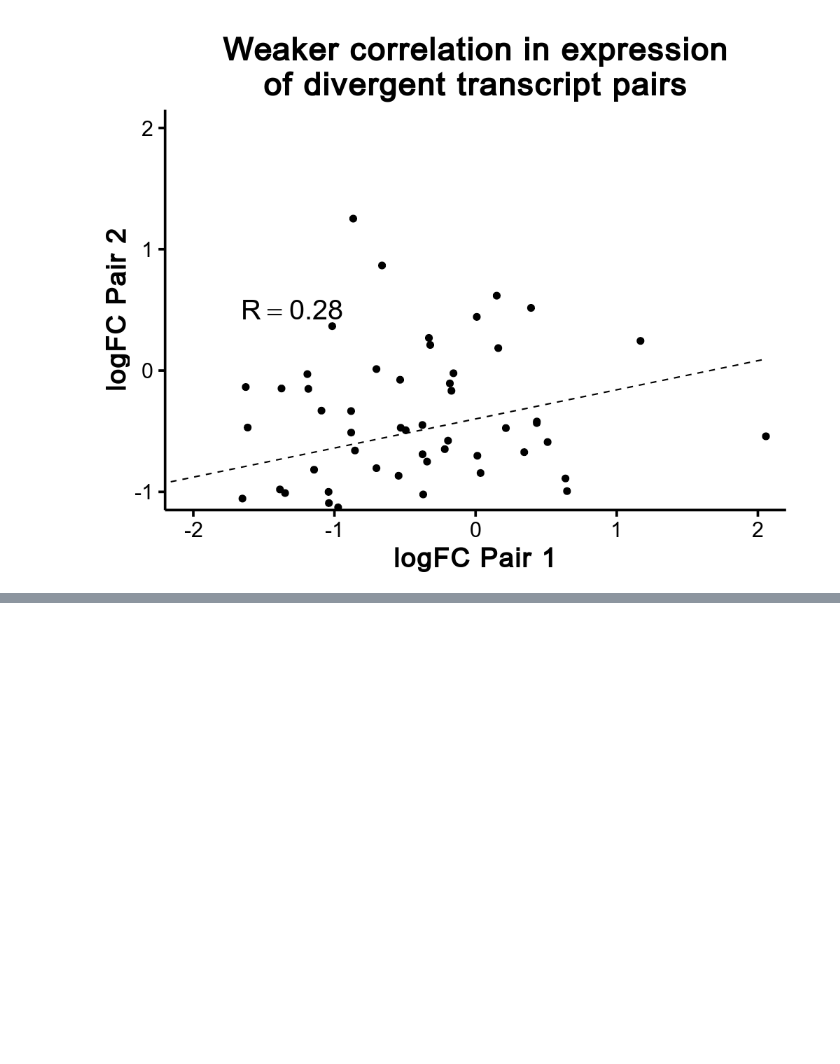
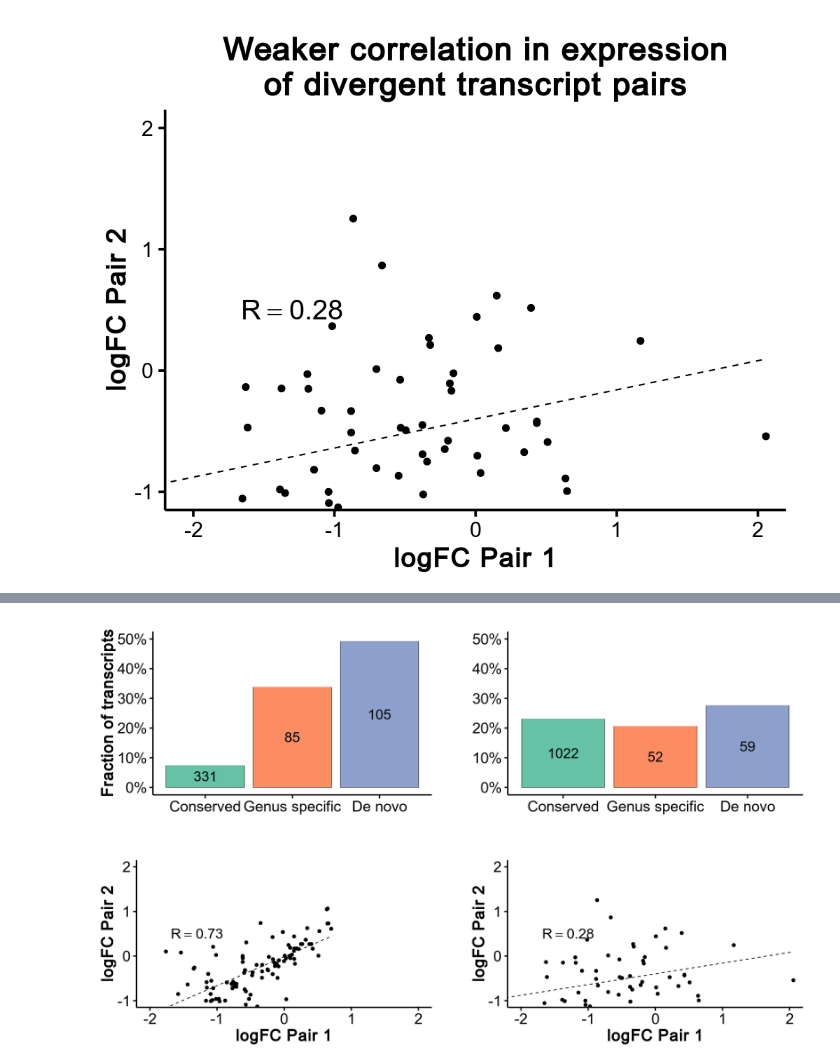
Before and after one commit to willblev/Blevins_etal_2020, a Jupyter notebook: Figures.ipynb, the cells around one changed output, grey strips where cells are left out. Cells and saved outputs as stored; diff of their text form; code cells hidden in the pictures; blank space fills up the shorter version.

Commit message:
updated antisense overlap

```diff
--- a/Figures.ipynb
+++ b/Figures.ipynb
@@ -867,0 +869,17 @@ grid.arrange(plot_top_left,plot_top_right, plot_bottom_left, plot_bottom_right,
+# %%
+%%R -w 2000 -h 1200 -u px
+
+
+## Multi-panel plot
+plot_top_left <- overlap_opposite_over_15_plot+theme_Multi()+labs(list(title = element_blank()))+theme(axis.title.x=element_blank(),plot.margin=unit(c(0.5,2,2,0.5),"cm"))
+
+plot_top_right <- divergent_over_15_plot+theme_Multi()+labs(list(title = element_blank()))+theme(axis.title.x=element_blank(),axis.title.y=element_blank(),plot.margin=unit(c(0.5,0.5,2,2),"cm"))
+
+plot_bottom_left <- antisense_overlapping_de_novo_first_pair_plot+theme_Multi()+labs(list(title =element_blank()))+theme(legend.position="none",plot.margin=unit(c(2,2,.5,0.5),"cm"))
+
+plot_bottom_right <-divergent_de_novo_first_pair_plot+theme_Multi()+labs(list(title = element_blank()))+theme(legend.position="none",plot.margin=unit(c(2,0.5,.5,2),"cm"))
+
+#arrange the plots together, with appropriate height and width for each row and column
+grid.arrange(plot_top_left,plot_top_right, plot_bottom_left, plot_bottom_right, ncol=2, nrow=2, widths=c(2, 2), heights=c(1, 1))
+# %% [output]
+[figure, added]
```
Also changed, not shown: parts of 4 cells of this notebook, 2 other files.
